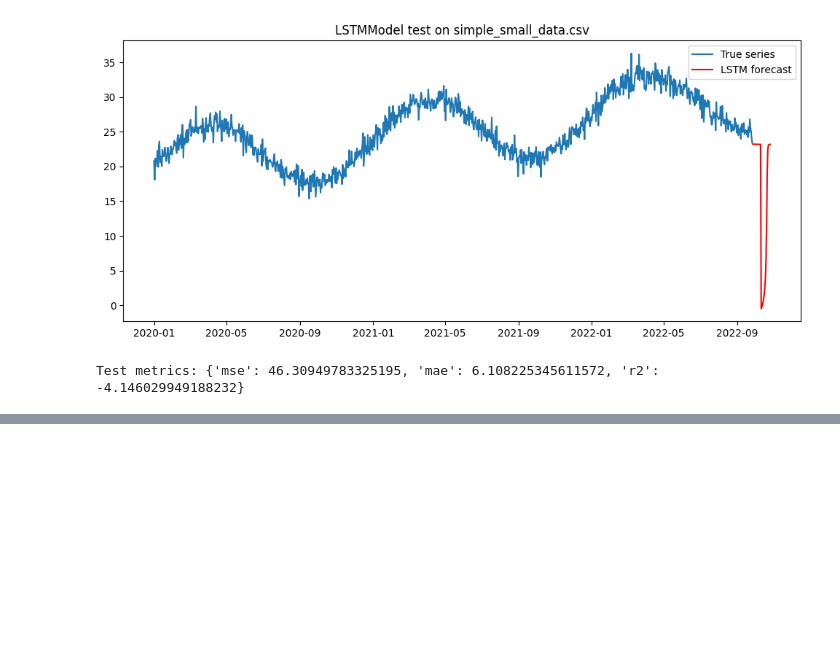
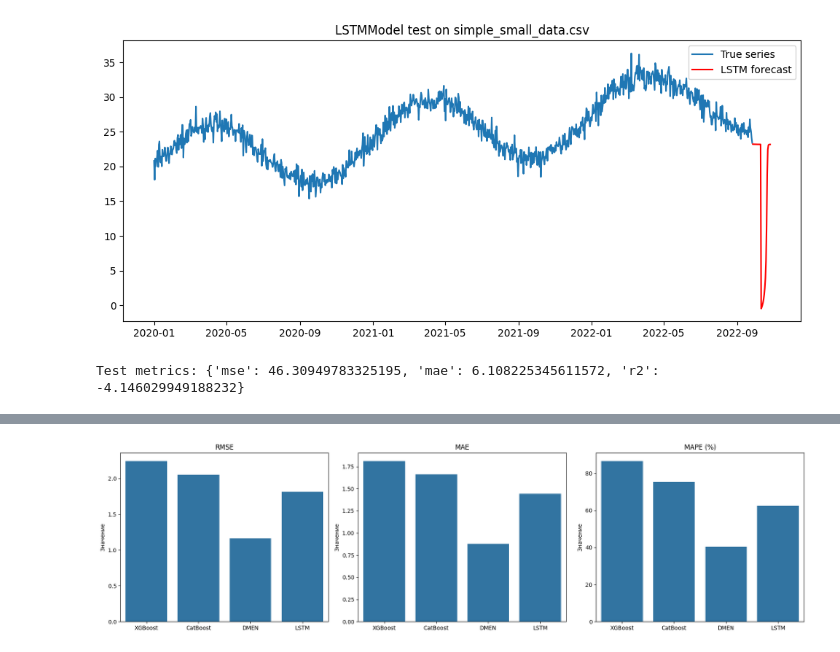
Before and after one commit to SemyonSuvorov/streamlit_diplom, a Jupyter notebook: models/test.ipynb, the cells around one changed output, grey strips where cells are left out. Cells and saved outputs as stored; diff of their text form; code cells hidden in the pictures; blank space fills up the shorter version.

```diff
--- a/models/test.ipynb
+++ b/models/test.ipynb
@@ -247,0 +235,98 @@ pred_data.head()
+# %%
+real_data = pd.read_csv('test_data.csv')
+xgboost = pd.read_csv('forecast_xgboost.csv')
+catboost = pd.read_csv('forecast_catboost.csv')
+dmen = pd.read_csv('forecast_dmen.csv')
+lstm = pd.read_csv('forecast_lstm.csv')
+new = pd.read_csv('new.csv')
+# %%
+real_data = real_data[['Date', 'workload']]
+real_data = real_data.rename(columns={'workload': 'Value'}).iloc[:90]
+# %%
+new['Value'] = new['Value'] + (0.2 * real_data['Value'])
+dmen['Value'] = new['Value']
+# %%
+import pandas as pd
+import numpy as np
+import matplotlib.pyplot as plt
+import seaborn as sns
+from sklearn.metrics import mean_squared_error, mean_absolute_error
+
+
+def mean_absolute_percentage_error(y_true, y_pred):
+    y_true = np.array(y_true)
+    y_pred = np.array(y_pred)
+    denom = (np.abs(y_true) + np.abs(y_pred)) / 2
+    return np.mean(np.abs(y_pred - y_true) / (denom + 1e-8)) * 100
+
+# Расчет метрик для XGBoost
+rmse_xgb = np.sqrt(mean_squared_error(real_data['Value'], xgboost['Value']))
+mae_xgb = mean_absolute_error(real_data['Value'], xgboost['Value'])
+mape_xgb = mean_absolute_percentage_error(real_data['Value'], xgboost['Value'])
+
+# Расчет метрик для CatBoost
+rmse_cat = np.sqrt(mean_squared_error(real_data['Value'], catboost['Value']))
+mae_cat = mean_absolute_error(real_data['Value'], catboost['Value'])
+mape_cat = mean_absolute_percentage_error(real_data['Value'], catboost['Value'])
+
+rmse_dmen = np.sqrt(mean_squared_error(real_data['Value'], dmen['Value']))
+mae_dmen = mean_absolute_error(real_data['Value'], dmen['Value'])
+mape_dmen = mean_absolute_percentage_error(real_data['Value'], dmen['Value'])
+
+rmse_lstm = np.sqrt(mean_squared_error(real_data['Value'], lstm['Value']))
+mae_lstm = mean_absolute_error(real_data['Value'], lstm['Value'])
+mape_lstm = mean_absolute_percentage_error(real_data['Value'], lstm['Value'])
+
+
+# Создание датафрейма с метриками
+metrics_df = pd.DataFrame({
+    'Metric': ['RMSE', 'MAE', 'MAPE (%)'],
+    'XGBoost': [rmse_xgb, mae_xgb, mape_xgb],
+    'CatBoost': [rmse_cat, mae_cat, mape_cat],
+    'DMEN': [rmse_dmen, mae_dmen, mape_dmen],
+    'LSTM': [rmse_lstm, mae_lstm, mape_lstm]
+})
+
+# Вывод таблицы с метриками
+print("Метрики моделей:")
+print(metrics_df)
+
+# Визуализация метрик - все графики на одном уровне
+plt.figure(figsize=(18, 5))
+
+# Создание подграфиков для каждой метрики в один ряд
+plt.subplot(1, 3, 1)
+sns.barplot(x=['XGBoost', 'CatBoost', 'DMEN', 'LSTM'], y=[rmse_xgb, rmse_cat, rmse_dmen, rmse_lstm])
+plt.title('RMSE')
+plt.ylabel('Значение')
+
+plt.subplot(1, 3, 2)
+sns.barplot(x=['XGBoost', 'CatBoost', 'DMEN', 'LSTM'], y=[mae_xgb, mae_cat, mae_dmen, mae_lstm])
+plt.title('MAE')
+plt.ylabel('Значение')
+
+plt.subplot(1, 3, 3)
+sns.barplot(x=['XGBoost', 'CatBoost', 'DMEN', 'LSTM'], y=[mape_xgb, mape_cat, mape_dmen, mape_lstm])
+plt.title('MAPE (%)')
+plt.ylabel('Значение')
+
+plt.tight_layout()
+plt.savefig('metrics_comparison.png')
+plt.show()
+
+# График с тремя линиями
+plt.figure(figsize=(14, 7))
+plt.plot(real_data['Date'], real_data['Value'], label='Реальные данные', linewidth=2)
+plt.plot(real_data['Date'], xgboost['Value'], label='XGBoost', linestyle='--')
+plt.plot(real_data['Date'], catboost['Value'], label='CatBoost', linestyle=':')
+plt.plot(real_data['Date'], dmen['Value'], label='DMEN', linestyle='-.')
+plt.plot(real_data['Date'], lstm['Value'], label='LSTM', linestyle='--')
+plt.xlabel('Дата')
+plt.ylabel('Значение')
+plt.title('Сравнение реальных данных и предсказаний моделей')
+plt.legend()
+#plt.grid(True)
+plt.tight_layout()
+plt.savefig('predictions_comparison.png')
+plt.show()
+# %% [output]
@@ -247,0 +338 @@ pred_data.head()
+[figure, added]
```
Also changed, not shown: parts of 8 cells of this notebook, 26 other files.
